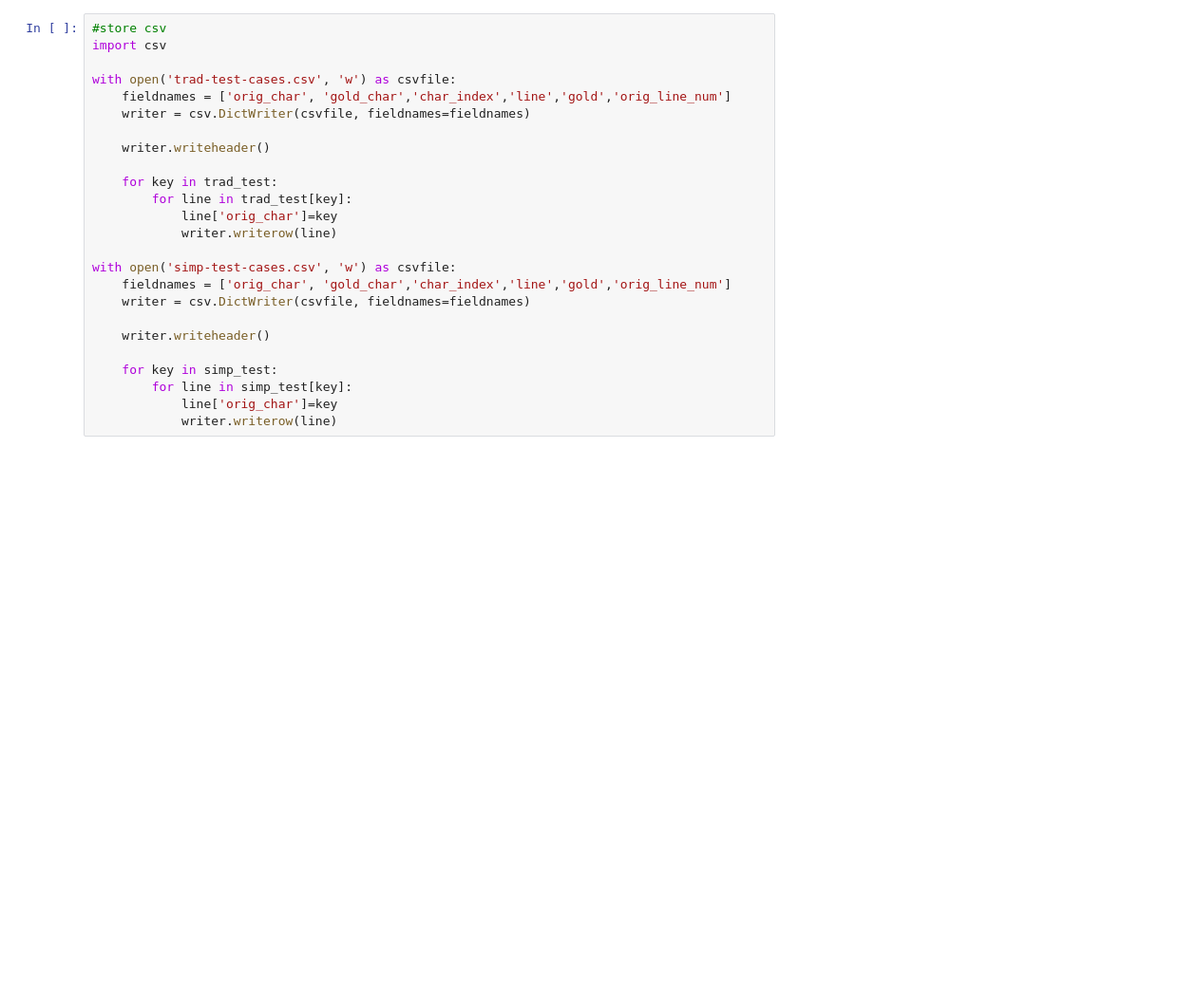
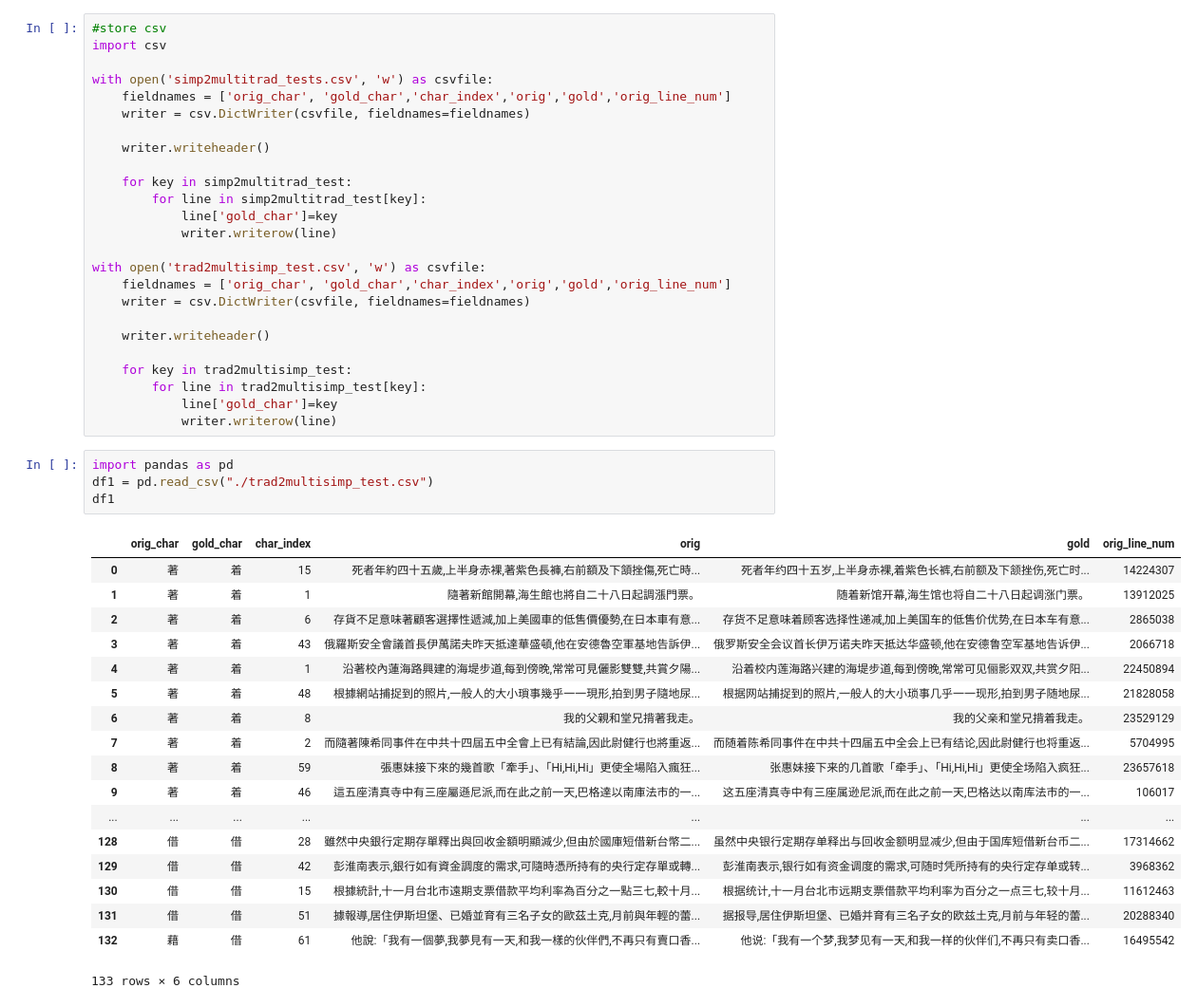
Before and after one commit to ymfa/bivec, a Jupyter notebook: eval/test_cases/view_testcases.ipynb, the cells around one changed output. Shown at 95% size. Saved outputs shown, nothing was run; the diff lists cells and outputs as text; blank space fills up the shorter version.

```diff
--- a/eval/test_cases/view_testcases.ipynb
+++ b/eval/test_cases/view_testcases.ipynb
@@ -47,24 +47,47 @@ trad_test
 #store csv
 import csv
 
-with open('trad-test-cases.csv', 'w') as csvfile:
-    fieldnames = ['orig_char', 'gold_char','char_index','line','gold','orig_line_num']
+with open('simp2multitrad_tests.csv', 'w') as csvfile:
+    fieldnames = ['orig_char', 'gold_char','char_index','orig','gold','orig_line_num']
     writer = csv.DictWriter(csvfile, fieldnames=fieldnames)
 
     writer.writeheader()
 
-    for key in trad_test:
-        for line in trad_test[key]:
-            line['orig_char']=key
+    for key in simp2multitrad_test:
+        for line in simp2multitrad_test[key]:
+            line['gold_char']=key
             writer.writerow(line)
 
-with open('simp-test-cases.csv', 'w') as csvfile:
-    fieldnames = ['orig_char', 'gold_char','char_index','line','gold','orig_line_num']
+with open('trad2multisimp_test.csv', 'w') as csvfile:
+    fieldnames = ['orig_char', 'gold_char','char_index','orig','gold','orig_line_num']
     writer = csv.DictWriter(csvfile, fieldnames=fieldnames)
 
     writer.writeheader()
 
-    for key in simp_test:
-        for line in simp_test[key]:
-            line['orig_char']=key
+    for key in trad2multisimp_test:
+        for line in trad2multisimp_test[key]:
+            line['gold_char']=key
             writer.writerow(line)
+# %%
+import pandas as pd
+df1 = pd.read_csv("./trad2multisimp_test.csv")
+df1
+# %% [output]
+|  | orig_char | gold_char | char_index | orig | gold | orig_line_num |
+| 0 | 著 | 着 | 15 | 死者年約四十五歲,上半身赤裸,著紫色長褲,右前額及下頷挫傷,死亡時... | 死者年约四十五岁,上半身赤裸,着紫色长裤,右前额及下颔挫伤,死亡时... | 14224307 |
+| 1 | 著 | 着 | 1 | 隨著新館開幕,海生館也將自二十八日起調漲門票。 | 随着新馆开幕,海生馆也将自二十八日起调涨门票。 | 13912025 |
+| 2 | 著 | 着 | 6 | 存貨不足意味著顧客選擇性遞減,加上美國車的低售價優勢,在日本車有意... | 存货不足意味着顾客选择性递减,加上美国车的低售价优势,在日本车有意... | 2865038 |
+| 3 | 著 | 着 | 43 | 俄羅斯安全會議首長伊萬諾夫昨天抵達華盛頓,他在安德魯空軍基地告訴伊... | 俄罗斯安全会议首长伊万诺夫昨天抵达华盛顿,他在安德鲁空军基地告诉伊... | 2066718 |
+| 4 | 著 | 着 | 1 | 沿著校內蓮海路興建的海堤步道,每到傍晚,常常可見儷影雙雙,共賞夕陽... | 沿着校内莲海路兴建的海堤步道,每到傍晚,常常可见俪影双双,共赏夕阳... | 22450894 |
+| 5 | 著 | 着 | 48 | 根據網站捕捉到的照片,一般人的大小瑣事幾乎一一現形,拍到男子隨地尿... | 根据网站捕捉到的照片,一般人的大小琐事几乎一一现形,拍到男子随地尿... | 21828058 |
+| 6 | 著 | 着 | 8 | 我的父親和堂兄揹著我走。 | 我的父亲和堂兄揹着我走。 | 23529129 |
+| 7 | 著 | 着 | 2 | 而隨著陳希同事件在中共十四屆五中全會上已有結論,因此尉健行也將重返... | 而随着陈希同事件在中共十四届五中全会上已有结论,因此尉健行也将重返... | 5704995 |
+| 8 | 著 | 着 | 59 | 張惠妹接下來的幾首歌「牽手」、「Hi,Hi,Hi」更使全場陷入瘋狂... | 张惠妹接下来的几首歌「牵手」、「Hi,Hi,Hi」更使全场陷入疯狂... | 23657618 |
+| 9 | 著 | 着 | 46 | 這五座清真寺中有三座屬遜尼派,而在此之前一天,巴格達以南庫法市的一... | 这五座清真寺中有三座属逊尼派,而在此之前一天,巴格达以南库法市的一... | 106017 |
+| ... | ... | ... | ... | ... | ... | ... |
+| 128 | 借 | 借 | 28 | 雖然中央銀行定期存單釋出與回收金額明顯減少,但由於國庫短借新台幣二... | 虽然中央银行定期存单释出与回收金额明显减少,但由于国库短借新台币二... | 17314662 |
+| 129 | 借 | 借 | 42 | 彭淮南表示,銀行如有資金調度的需求,可隨時憑所持有的央行定存單或轉... | 彭淮南表示,银行如有资金调度的需求,可随时凭所持有的央行定存单或转... | 3968362 |
+| 130 | 借 | 借 | 15 | 根據統計,十一月台北市遠期支票借款平均利率為百分之一點三七,較十月... | 根据统计,十一月台北市远期支票借款平均利率为百分之一点三七,较十月... | 11612463 |
+| 131 | 借 | 借 | 51 | 據報導,居住伊斯坦堡、已婚並育有三名子女的歐茲土克,月前與年輕的蕾... | 据报导,居住伊斯坦堡、已婚并育有三名子女的欧兹土克,月前与年轻的蕾... | 20288340 |
+| 132 | 藉 | 借 | 61 | 他說:「我有一個夢,我夢見有一天,和我一樣的伙伴們,不再只有賣口香... | 他说:「我有一个梦,我梦见有一天,和我一样的伙伴们,不再只有卖口香... | 16495542 |
+133 rows × 6 columns
```
Also changed, not shown: parts of 5 cells of this notebook, 11 other files.
